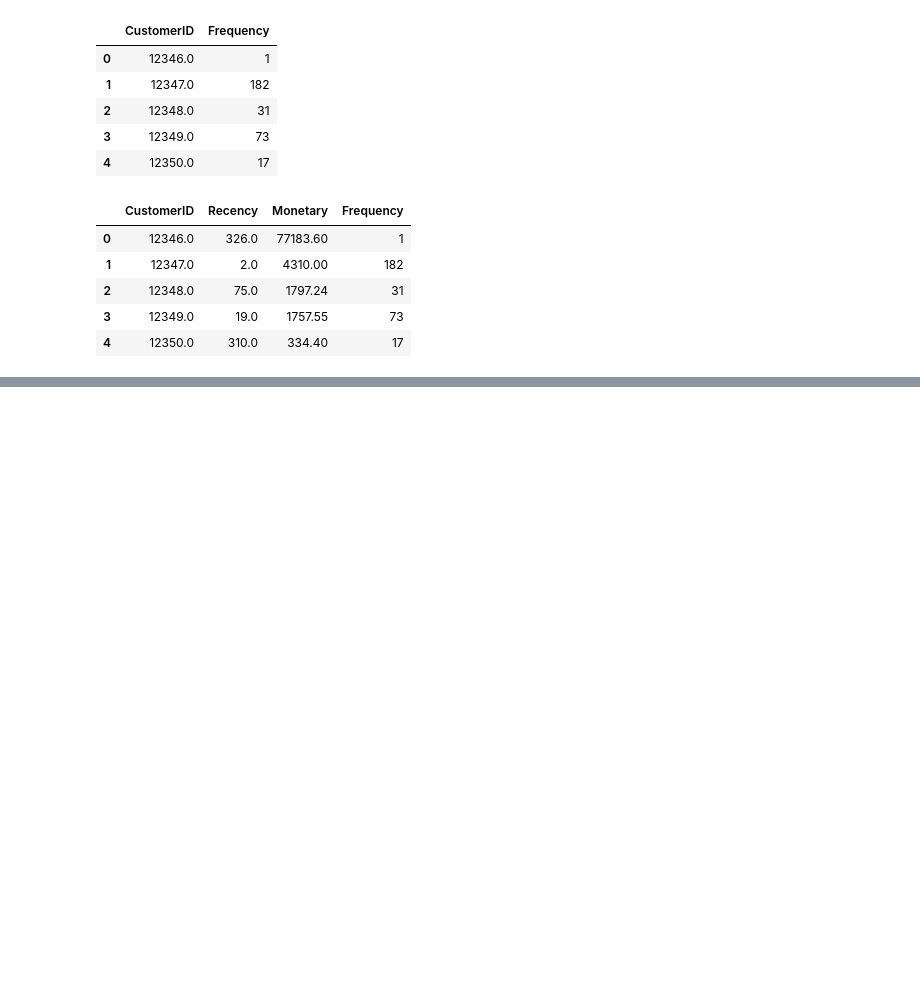
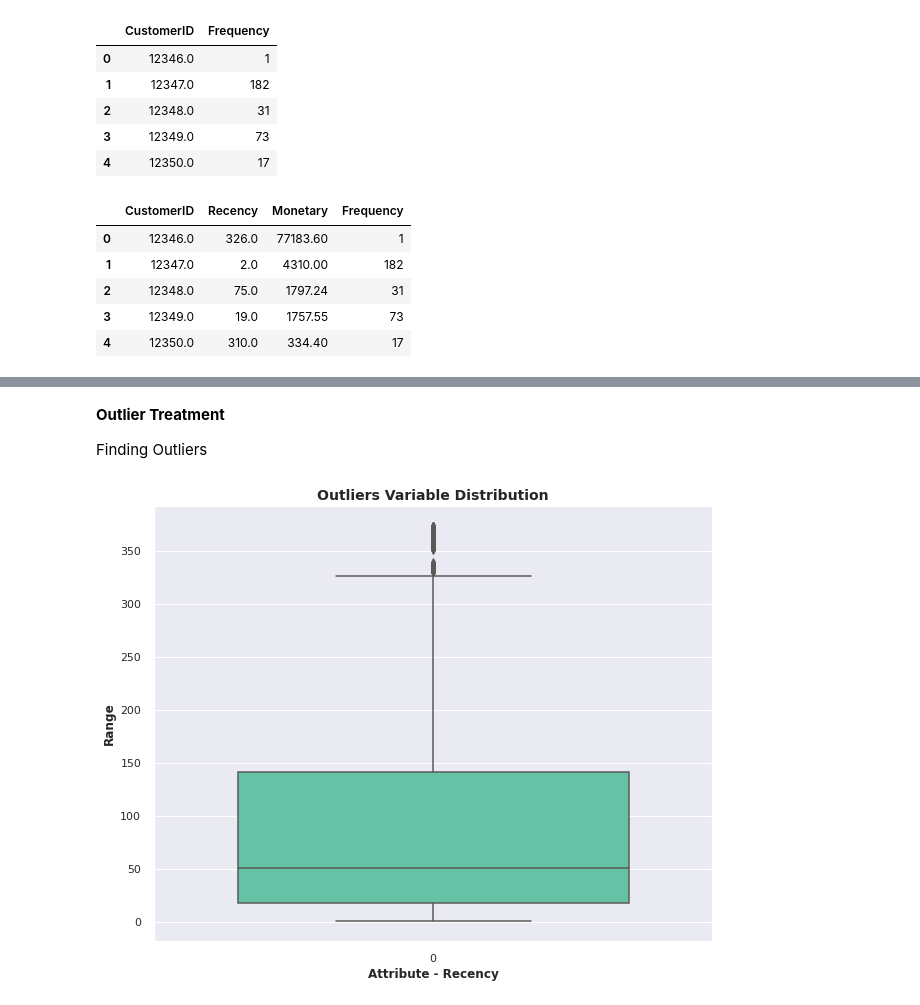
Before and after one commit to AnkitPatel745/Online-Retail-Customer-Segmentation, a Jupyter notebook: Online_Retail_Customer_Segmentation.ipynb, the cells around one changed output, grey strips where cells are left out. Saved outputs shown, nothing was run; the diff lists cells and outputs as text; code cells hidden in the pictures; blank space fills up the shorter version.

```diff
--- a/Online_Retail_Customer_Segmentation.ipynb
+++ b/Online_Retail_Customer_Segmentation.ipynb
@@ -698,0 +783,15 @@ customer_history_df.head()
+# %% [markdown]
+**Outlier Treatment**
+
+
+Finding Outliers
+# %%
+# Box plot of Recency
+plt.rcParams['figure.figsize'] = [10,8]
+sns.boxplot(data = customer_history_df['Recency'], orient="v", palette="Set2" ,whis=1.5,saturation=1, width=0.7)
+plt.title("Outliers Variable Distribution", fontsize = 14, fontweight = 'bold')
+plt.ylabel("Range", fontweight = 'bold')
+plt.xlabel("Attribute - Recency", fontweight = 'bold')
+plt.show()
+# %% [output]
+[figure, added]
```
Also changed, not shown: parts of 25 cells of this notebook.
